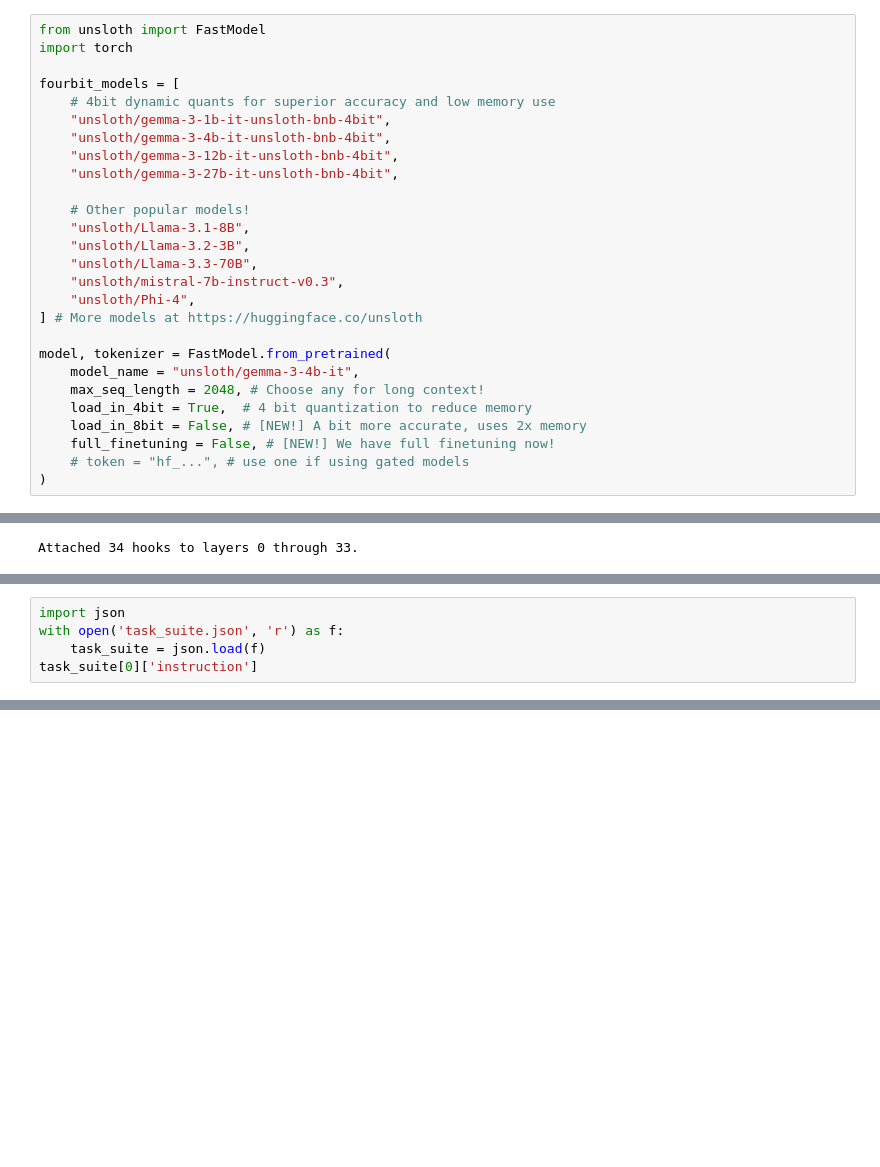
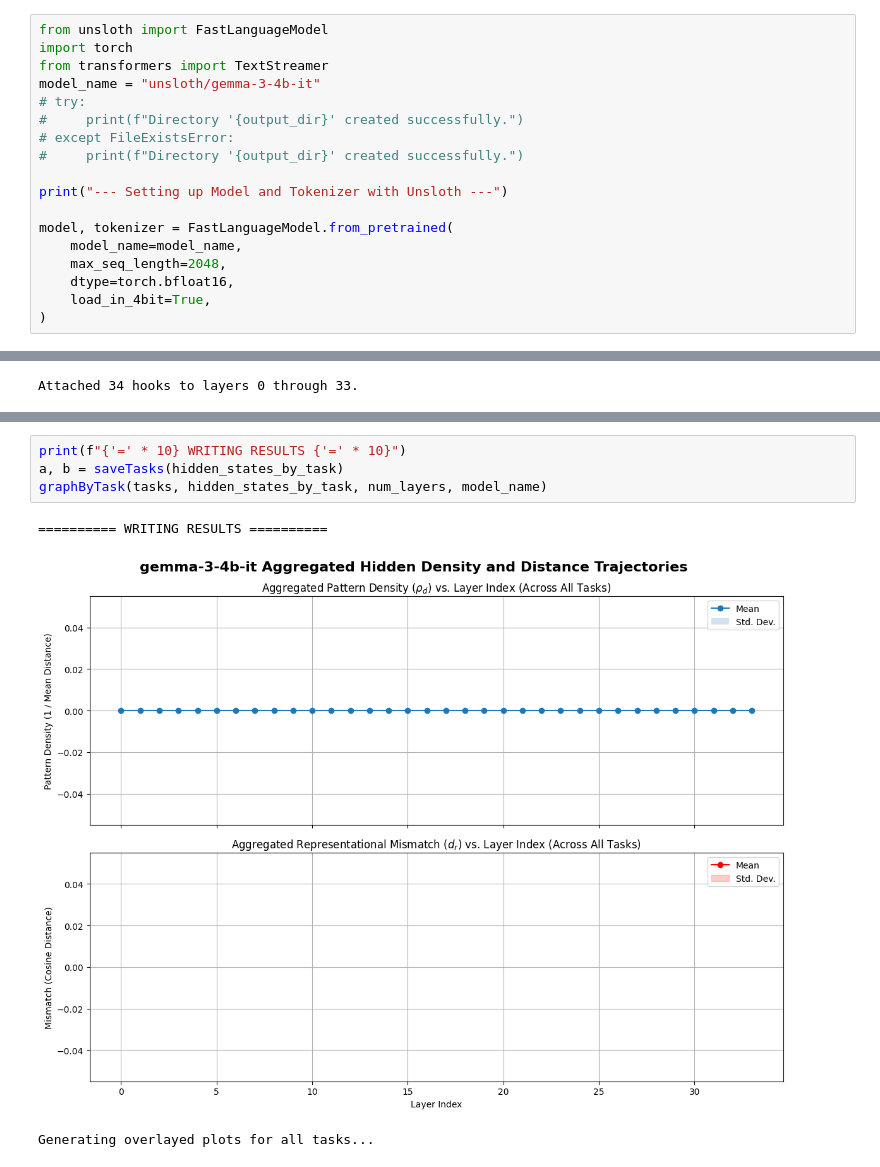
Before and after one commit to eeen17/ucct, a Jupyter notebook: experiment.ipynb, the cells around one changed output, grey strips where cells are left out. Saved outputs shown, nothing was run; the diff lists cells and outputs as text; blank space fills up the shorter version.

Commit message:
qualitative graphs done

```diff
--- a/experiment.ipynb
+++ b/experiment.ipynb
@@ -1,28 +1,19 @@
 # %%
-from unsloth import FastModel
+from unsloth import FastLanguageModel
 import torch
+from transformers import TextStreamer
+model_name = "unsloth/gemma-3-4b-it"
+# try:
+#     print(f"Directory '{output_dir}' created successfully.")
+# except FileExistsError:
+#     print(f"Directory '{output_dir}' created successfully.")
 
-fourbit_models = [
-    # 4bit dynamic quants for superior accuracy and low memory use
-    "unsloth/gemma-3-1b-it-unsloth-bnb-4bit",
-    "unsloth/gemma-3-4b-it-unsloth-bnb-4bit",
-    "unsloth/gemma-3-12b-it-unsloth-bnb-4bit",
-    "unsloth/gemma-3-27b-it-unsloth-bnb-4bit",
+print("--- Setting up Model and Tokenizer with Unsloth ---")
 
-    # Other popular models!
-    "unsloth/Llama-3.1-8B",
-    "unsloth/Llama-3.2-3B",
-    "unsloth/Llama-3.3-70B",
-    "unsloth/mistral-7b-instruct-v0.3",
-    "unsloth/Phi-4",
-] # More models at https://huggingface.co/unsloth
-
-model, tokenizer = FastModel.from_pretrained(
-    model_name = "unsloth/gemma-3-4b-it",
-    max_seq_length = 2048, # Choose any for long context!
-    load_in_4bit = True,  # 4 bit quantization to reduce memory
-    load_in_8bit = False, # [NEW!] A bit more accurate, uses 2x memory
-    full_finetuning = False, # [NEW!] We have full finetuning now!
-    # token = "hf_...", # use one if using gated models
+model, tokenizer = FastLanguageModel.from_pretrained(
+    model_name=model_name,
+    max_seq_length=2048,
+    dtype=torch.bfloat16,
+    load_in_4bit=True,
 )
 # %% [output]
@@ -109,5 +94,0 @@ Okay, let's break down why the sky is blue! It’s a surprisingly complex phenom
-# %%
-import json
-with open('task_suite.json', 'r') as f:
-    task_suite = json.load(f)
-task_suite[0]['instruction']
@@ -135,0 +639,8 @@ tokenizer([text])['input_ids'][0]
+# %%
+print(f"{'=' * 10} WRITING RESULTS {'=' * 10}")
+a, b = saveTasks(hidden_states_by_task)
+graphByTask(tasks, hidden_states_by_task, num_layers, model_name)
+# %% [output]
+========== WRITING RESULTS ==========
+[figure, added]
+Generating overlayed plots for all tasks...
```
Also changed, not shown: parts of 14 cells of this notebook, 16 other files.
